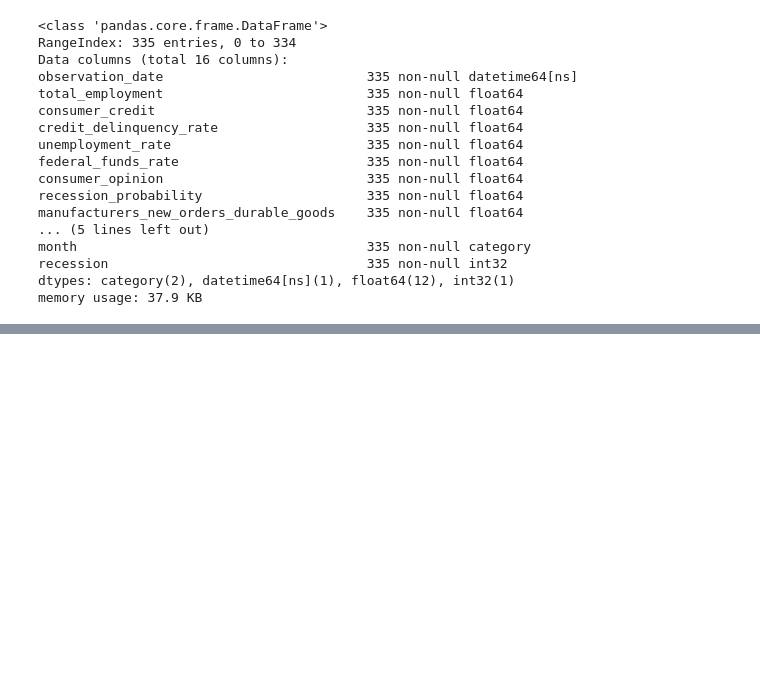
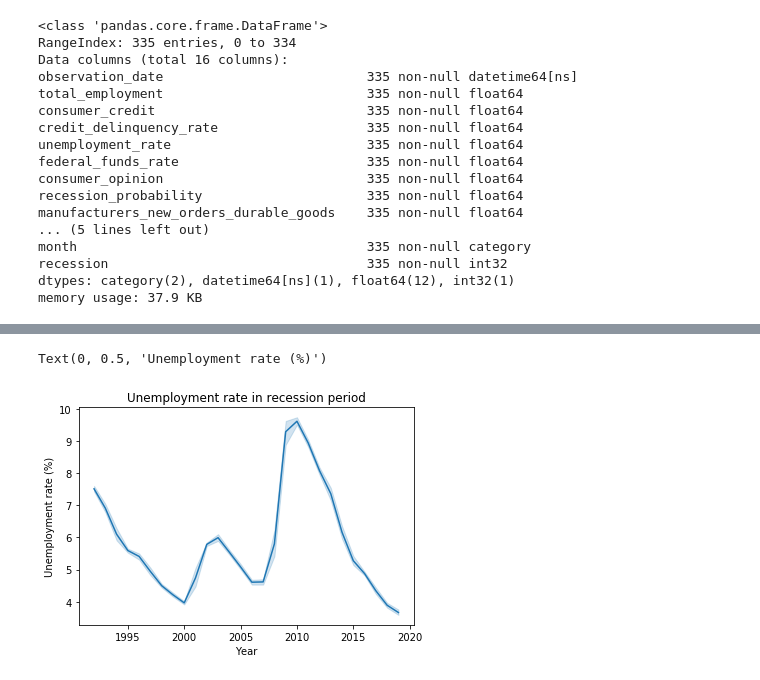
Before and after one commit to goodyduru/dataset-daily, a Jupyter notebook: dataset_daily_week_2.ipynb, the cells around one changed output, grey strips where cells are left out. Cells and saved outputs as stored; diff of their text form; code cells hidden in the pictures; blank space fills up the shorter version.

```diff
--- a/dataset_daily_week_2.ipynb
+++ b/dataset_daily_week_2.ipynb
@@ -268,0 +301,9 @@ cat_data = economic_data.select_dtypes(['category'])
+# %%
+sns.lineplot(x="year", y="unemployment_rate",data=economic_data)
+
+plt.title("Unemployment rate in recession period")
+plt.xlabel("Year")
+plt.ylabel("Unemployment rate (%)")
+# %% [output]
+Text(0, 0.5, 'Unemployment rate (%)')
+[figure, added]
```
Also changed, not shown: parts of 8 cells of this notebook.
